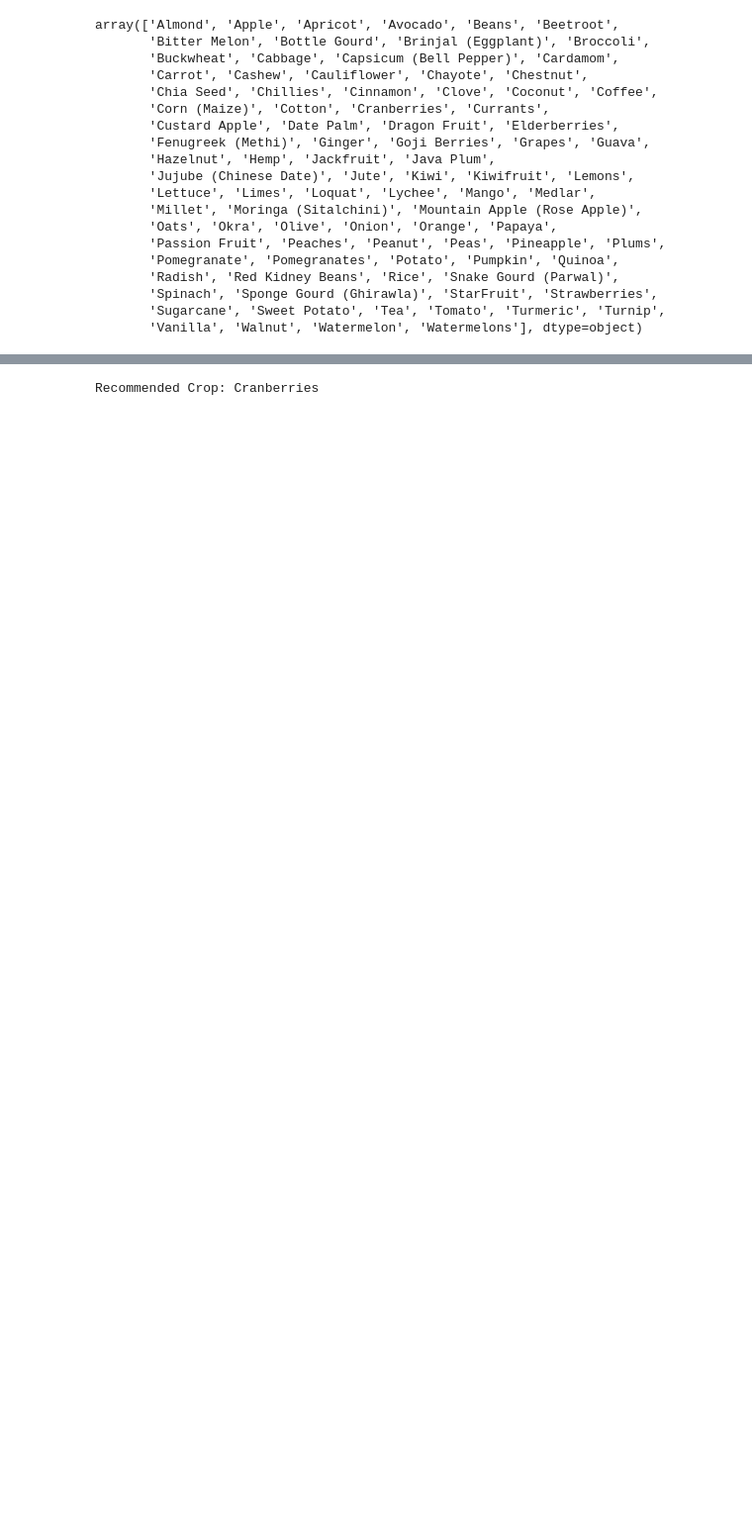
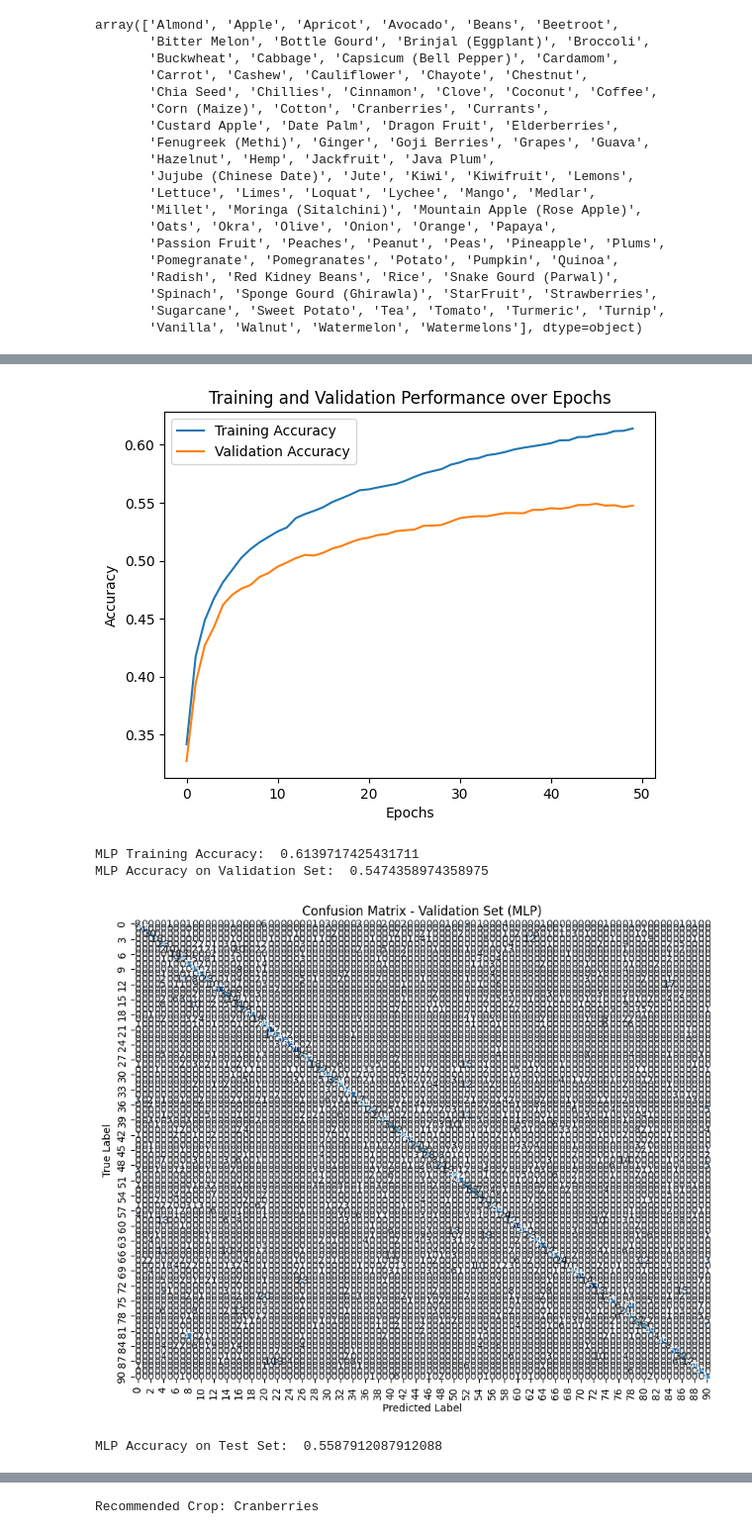
Before and after one commit to Sleepyhead46/major, a Jupyter notebook: model.ipynb, the cells around one changed output, grey strips where cells are left out. Shown at 99% size. Drawn from its saved outputs; the diff is of its cells as text; code cells hidden in the pictures; blank space fills up the shorter version.

```diff
--- a/model.ipynb
+++ b/model.ipynb
@@ -74,7 +74,7 @@ import joblib
 from sklearn.neural_network import MLPClassifier
 
 # Define the MLP model
-MLP = MLPClassifier(hidden_layer_sizes=(150, 45, 100), activation='relu', solver='adam', random_state=0)
+MLP = MLPClassifier(hidden_layer_sizes=(150, 45, 100), activation='relu', max_iter=50, solver='adam', random_state=0)
 
 # Initialize lists to store training, validation, and testing accuracies
 training_accuracies = []
@@ -157,0 +158,5 @@ Epoch 148: Training Accuracy: 0.7321297749869179, Validation Accuracy: 0.6576312
+[figure, added]
+MLP Training Accuracy:  0.6139717425431711
+MLP Accuracy on Validation Set:  0.5474358974358975
+[figure, added]
+MLP Accuracy on Test Set:  0.5587912087912088
```
Also changed, not shown: parts of 6 cells of this notebook, 38 other files.
